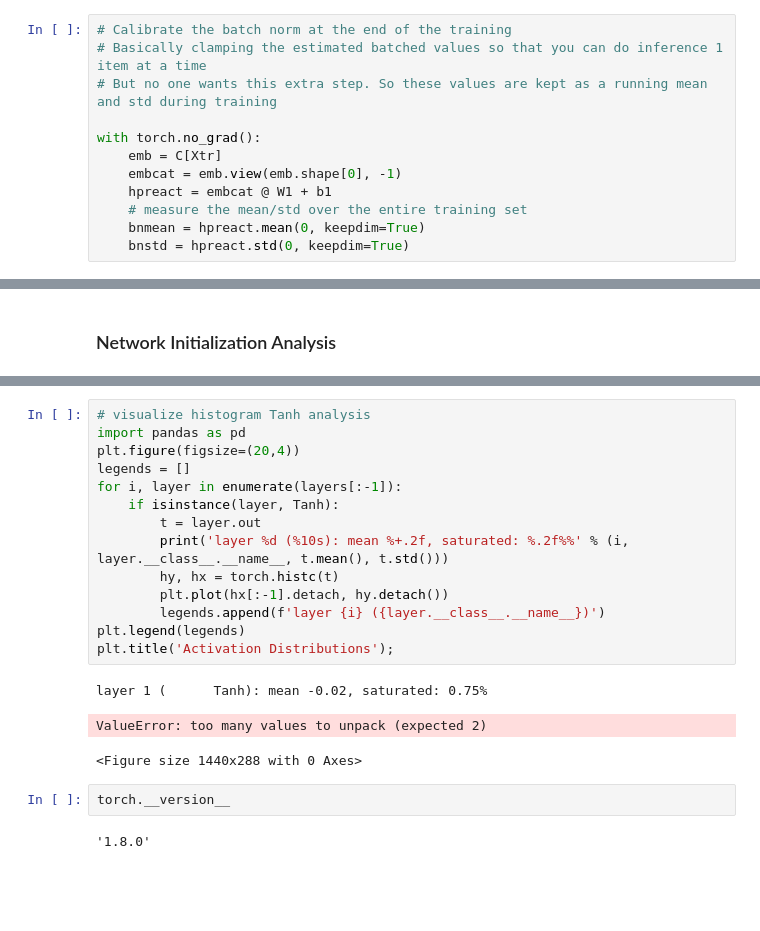
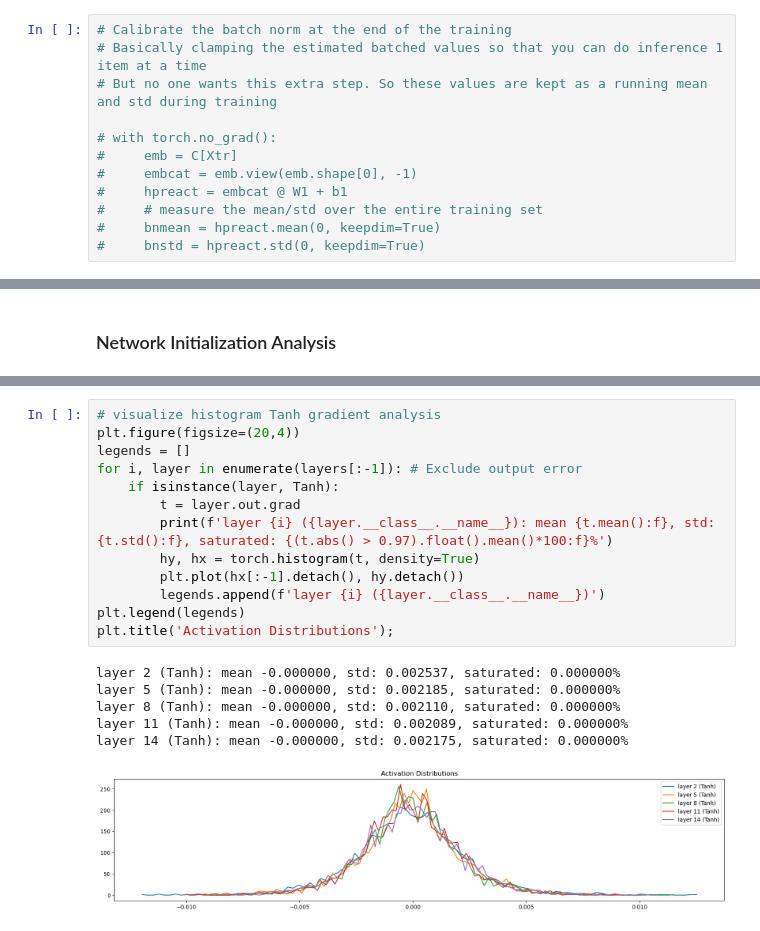
Before and after one commit to kmirijan/GPT_Scratch, a Jupyter notebook: makemore_mlp2.ipynb, the cells around one changed output, grey strips where cells are left out. Cells and saved outputs as stored; diff of their text form; blank space fills up the shorter version.

```diff
--- a/makemore_mlp2.ipynb
+++ b/makemore_mlp2.ipynb
@@ -200,13 +200,13 @@ plt.plot(lossi);
 # Basically clamping the estimated batched values so that you can do inference 1 item at a time
 # But no one wants this extra step. So these values are kept as a running mean and std during training
 
-with torch.no_grad():
-    emb = C[Xtr]
-    embcat = emb.view(emb.shape[0], -1)
-    hpreact = embcat @ W1 + b1
-    # measure the mean/std over the entire training set
-    bnmean = hpreact.mean(0, keepdim=True)
-    bnstd = hpreact.std(0, keepdim=True)
+# with torch.no_grad():
+#     emb = C[Xtr]
+#     embcat = emb.view(emb.shape[0], -1)
+#     hpreact = embcat @ W1 + b1
+#     # measure the mean/std over the entire training set
+#     bnmean = hpreact.mean(0, keepdim=True)
+#     bnstd = hpreact.std(0, keepdim=True)
 # %% [markdown]
 If we were to check we would see that bnmean is roughly equal to bnmean_ running and the same for the stds
 # %%
@@ -416,22 +449,20 @@ for i in range(max_steps):
 # %%
-# visualize histogram Tanh analysis
-import pandas as pd
+# visualize histogram Tanh gradient analysis
 plt.figure(figsize=(20,4))
 legends = []
-for i, layer in enumerate(layers[:-1]):
+for i, layer in enumerate(layers[:-1]): # Exclude output error
     if isinstance(layer, Tanh):
-        t = layer.out
-        print('layer %d (%10s): mean %+.2f, saturated: %.2f%%' % (i, layer.__class__.__name__, t.mean(), t.std()))
-        hy, hx = torch.histc(t)
-        plt.plot(hx[:-1].detach, hy.detach())
+        t = layer.out.grad
+        print(f'layer {i} ({layer.__class__.__name__}): mean {t.mean():f}, std: {t.std():f}, saturated: {(t.abs() > 0.97).float().mean()*100:f}%')
+        hy, hx = torch.histogram(t, density=True)
+        plt.plot(hx[:-1].detach(), hy.detach())
         legends.append(f'layer {i} ({layer.__class__.__name__})')
 plt.legend(legends)
 plt.title('Activation Distributions');
 # %% [output]
-layer 1 (      Tanh): mean -0.02, saturated: 0.75%
+layer 2 (Tanh): mean -0.000000, std: 0.002537, saturated: 0.000000%
+layer 5 (Tanh): mean -0.000000, std: 0.002185, saturated: 0.000000%
+layer 8 (Tanh): mean -0.000000, std: 0.002110, saturated: 0.000000%
+layer 11 (Tanh): mean -0.000000, std: 0.002089, saturated: 0.000000%
+layer 14 (Tanh): mean -0.000000, std: 0.002175, saturated: 0.000000%
-ValueError: too many values to unpack (expected 2)
-<Figure size 1440x288 with 0 Axes>
+[figure, added]
-# %%
-torch.__version__
-# %% [output]
-'1.8.0'
```
Also changed, not shown: parts of 11 cells of this notebook.
